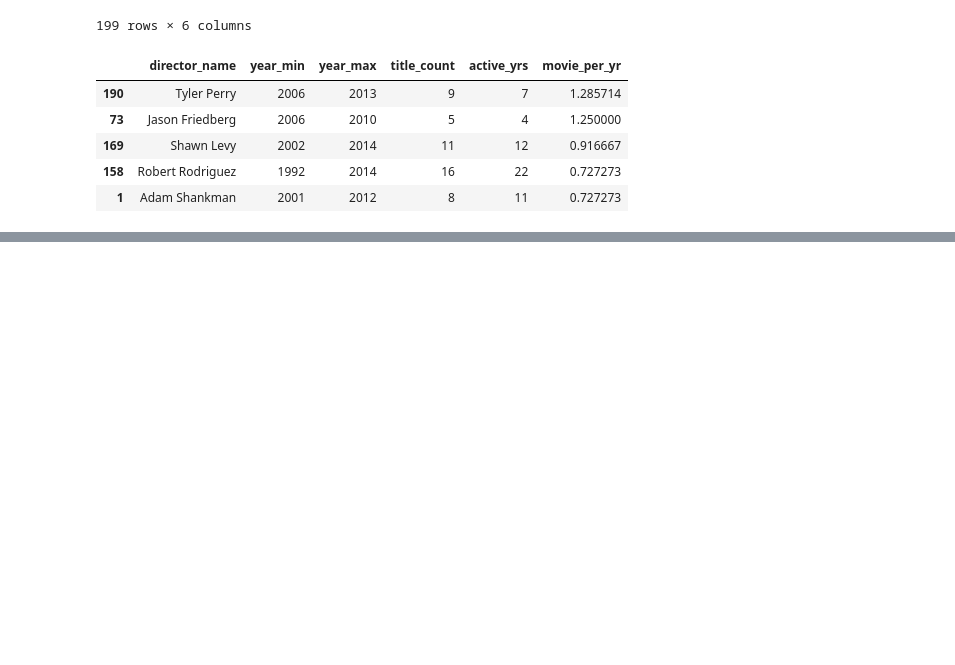
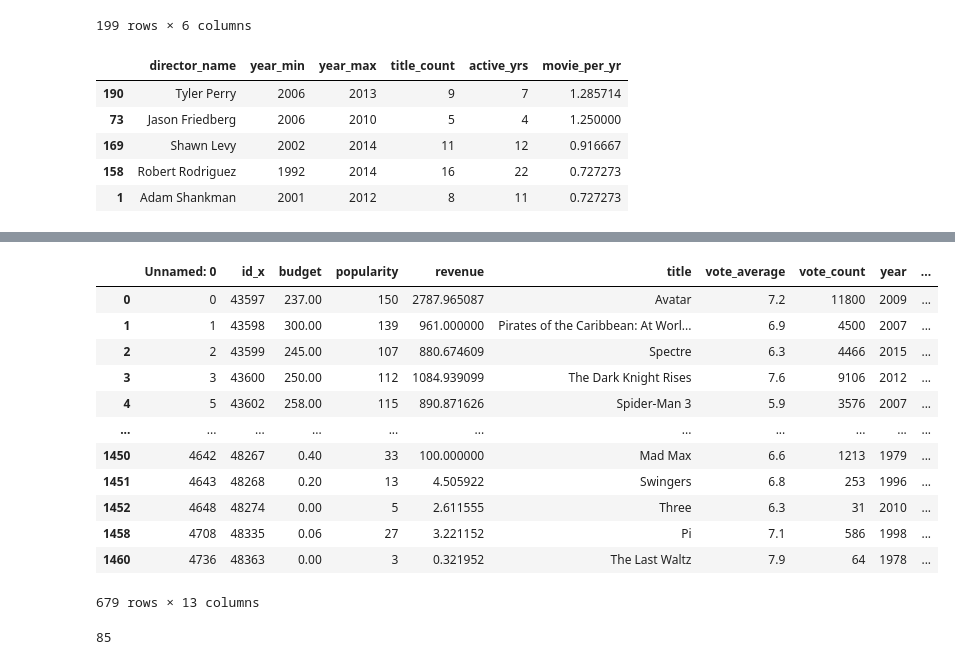
Before and after one commit to Anurag07-07/DSML-, a Jupyter notebook: day20.ipynb, the cells around one changed output, grey strips where cells are left out. Saved outputs shown, nothing was run; the diff lists cells and outputs as text; code cells hidden in the pictures; blank space fills up the shorter version.

```diff
--- a/day20.ipynb
+++ b/day20.ipynb
@@ -708,0 +746,20 @@ df_agg.sort_values("movie_per_yr",ascending=False).head(5)
+# %%
+data.groupby("director_name").filter(lambda x: x["budget"].max()>=100)
+# %% [output]
+|  | Unnamed: 0 | id_x | budget | popularity | revenue | title | vote_average | vote_count | year | ... |
+| 0 | 0 | 43597 | 237.00 | 150 | 2787.965087 | Avatar | 7.2 | 11800 | 2009 | ... |
+| 1 | 1 | 43598 | 300.00 | 139 | 961.000000 | Pirates of the Caribbean: At Worl... | 6.9 | 4500 | 2007 | ... |
+| 2 | 2 | 43599 | 245.00 | 107 | 880.674609 | Spectre | 6.3 | 4466 | 2015 | ... |
+| 3 | 3 | 43600 | 250.00 | 112 | 1084.939099 | The Dark Knight Rises | 7.6 | 9106 | 2012 | ... |
+| 4 | 5 | 43602 | 258.00 | 115 | 890.871626 | Spider-Man 3 | 5.9 | 3576 | 2007 | ... |
+| ... | ... | ... | ... | ... | ... | ... | ... | ... | ... | ... |
+| 1450 | 4642 | 48267 | 0.40 | 33 | 100.000000 | Mad Max | 6.6 | 1213 | 1979 | ... |
+| 1451 | 4643 | 48268 | 0.20 | 13 | 4.505922 | Swingers | 6.8 | 253 | 1996 | ... |
+| 1452 | 4648 | 48274 | 0.00 | 5 | 2.611555 | Three | 6.3 | 31 | 2010 | ... |
+| 1458 | 4708 | 48335 | 0.06 | 27 | 3.221152 | Pi | 7.1 | 586 | 1998 | ... |
+| 1460 | 4736 | 48363 | 0.00 | 3 | 0.321952 | The Last Waltz | 7.9 | 64 | 1978 | ... |
+679 rows × 13 columns
+# %%
+data.groupby("director_name").filter(lambda x: x["budget"].max()>=100)["director_name"].nunique()
+# %% [output]
+85
```
Also changed, not shown: parts of 19 cells of this notebook, 6 other files.
